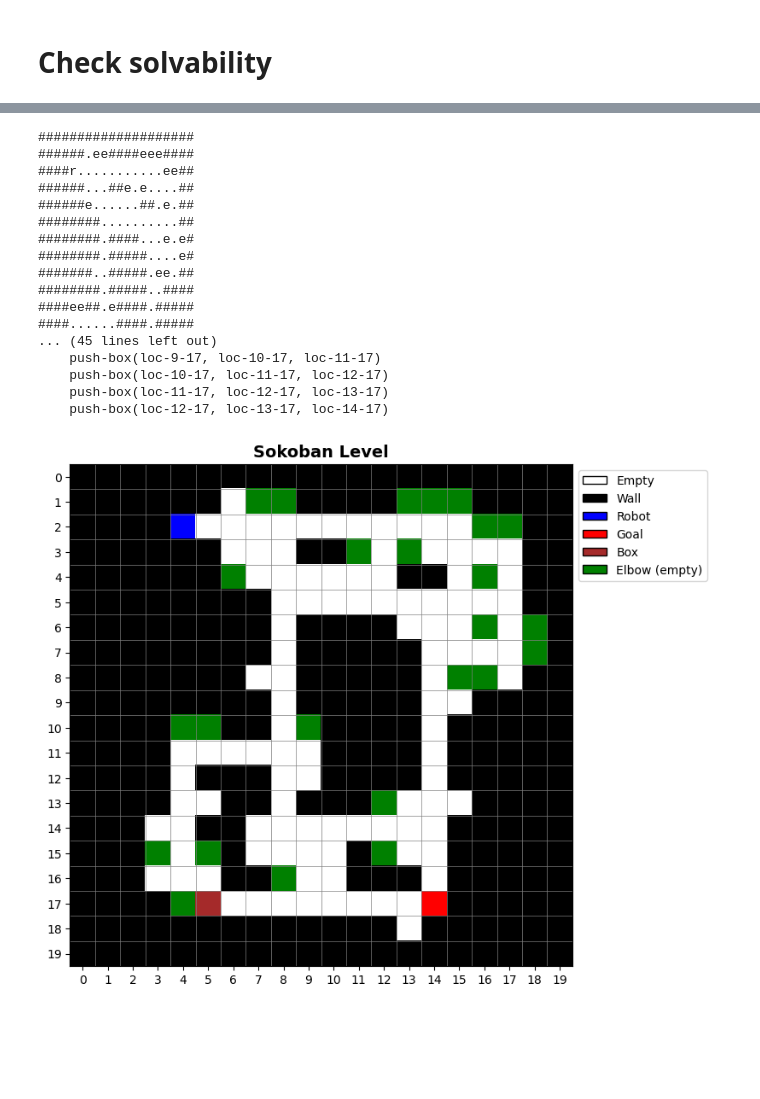
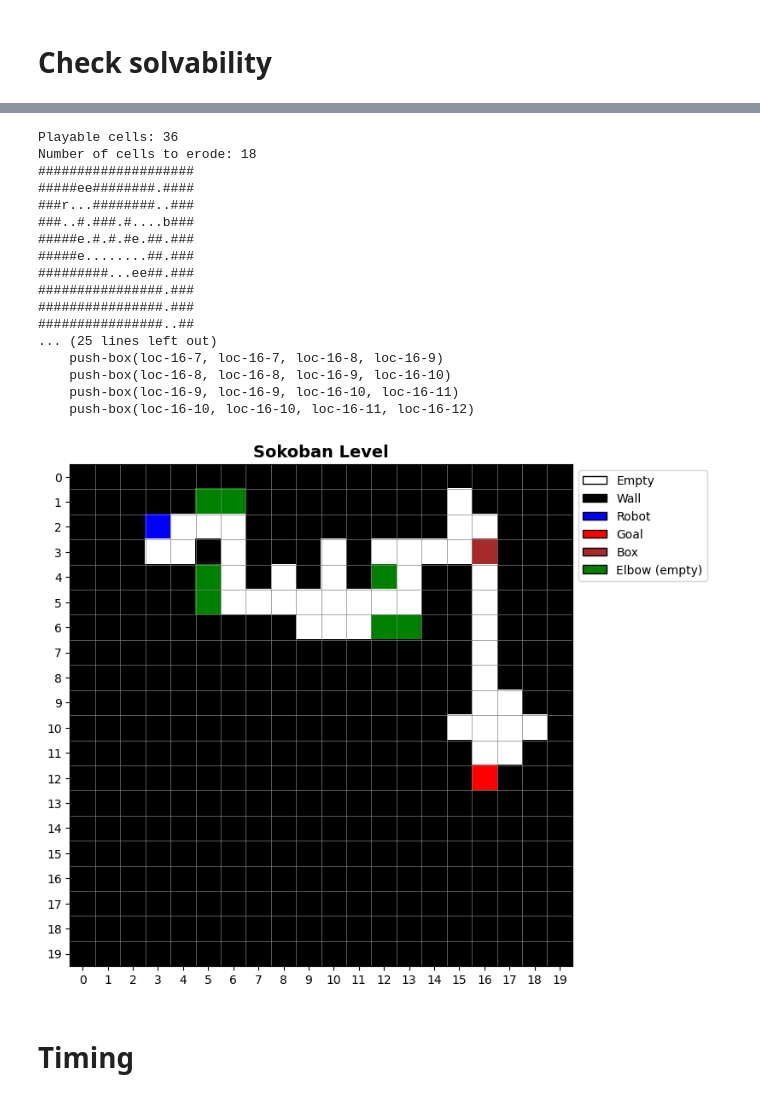
Before and after one commit to FlavioFoxes/colosseum, a Jupyter notebook: src/colosseum/tasks/maze/notebooks/maze_generation.ipynb, the cells around one changed output, grey strips where cells are left out. Drawn from its saved outputs; the diff is of its cells as text; code cells hidden in the pictures; blank space fills up the shorter version.

```diff
--- a/src/colosseum/tasks/maze/notebooks/maze_generation.ipynb
+++ b/src/colosseum/tasks/maze/notebooks/maze_generation.ipynb
@@ -609,25 +604,26 @@ assert GOAL_SPAWN_AREA_FRACTION_W + ROBOT_SPAWN_AREA_FRACTION_W <= 1
 assert GOAL_SPAWN_AREA_FRACTION_H + ROBOT_SPAWN_AREA_FRACTION_H <= 1
 
 """
-Maximum and minimum grid sizes. The minimum takes into account that:
+Maximum and minimum grid sizes. We need to take into account that:
 - we need to have at least a 1-cell border around the maze
     (2 cells width/height reserved for this)
 - we need to leave space for the path elbows
     (2 cells width/height reserved for this)
-This means the effective minimum size of the maze will be:
+The cells introduced for the elbows are effectively playable, so the
+effective playable grid size will simply be:
 
-    MIN_GRID_WIDTH - 4
-    MIN_GRID_HEIGHT - 4
+    MIN_GRID_WIDTH - 2
+    MIN_GRID_HEIGHT - 2
 
 """
-MIN_GRID_WIDTH, MAX_GRID_WIDTH = 12, 30
-MIN_GRID_HEIGHT, MAX_GRID_HEIGHT = 12, 30
+MIN_GRID_WIDTH, MAX_GRID_WIDTH = 6, 30
+MIN_GRID_HEIGHT, MAX_GRID_HEIGHT = 6, 30
 
 """
 Enhanced algorithm parameters
 """
-NUM_ROAD_ITERATIONS = 3
-EROSION_STRENGTH = 0.05
+NUM_ROAD_ITERATIONS = 1
+EROSION_STRENGTH = 0.5
 DEPOSITION_STRENGTH = 0.05
 
 
@@ -919,7 +915,14 @@ def apply_erosion(maze: List[List]):
     """Randomly remove walls to increase complexity and open up the maze"""
 
     height, width = len(maze), len(maze[0])
-    num_cells_to_erode = int(height * width * EROSION_STRENGTH)
+    playable_cells = sum([
+        1 if maze[r][c] == ENCODING['EMPTY'] or maze[r][c] == ENCODING['ELBOW'] else 0
+            for c in range(width) for r in range(height)
+        ]
+    )
+    print(f"Playable cells: {playable_cells}")
+    num_cells_to_erode = int(playable_cells * EROSION_STRENGTH)
+    print(f"Number of cells to erode: {num_cells_to_erode}")
 
     while num_cells_to_erode > 0:
 
@@ -1086,6 +1089,7 @@ def generate_maze(
     return full_maze
 
 
-maze = generate_maze(12, 12)
+maze = generate_maze(10, 10, erosion=False)
 pretty_print(maze)
+plot_level(maze)
 # %% [output]
@@ -1280,36 +1278,38 @@ def create_sokoban_problem(level, with_axioms=False):
 # %%
 # Generate a level and the corresponding problem
 sokoban_level = generate_maze(20, 20, erosion=True)
 stringified_level = maze_to_string(sokoban_level)
-sokoban_problem = create_sokoban_problem(stringified_level, with_axioms=False)
+sokoban_problem = create_sokoban_problem(stringified_level, with_axioms=True)
 
 pretty_print(sokoban_level)
 plot_level(sokoban_level)
 
 # Solve the problem
 with OneshotPlanner(problem_kind=sokoban_problem.kind) as planner:
     result = planner.solve(sokoban_problem) # , output_stream=sys.stdout
     if result.status in unified_planning.engines.results.POSITIVE_OUTCOMES:
         print(f"{planner.name} found this plan:")
         print(result.plan)
     else:
         print("No plan found.")
 # %% [output]
+Playable cells: 36
+Number of cells to erode: 18
 ####################
-######.ee####eee####
-####r...........ee##
-######...##e.e....##
-######e......##.e.##
-########..........##
-########.####...e.e#
-########.#####....e#
-#######..#####.ee.##
-########.#####..####
-####ee##.e####.#####
-####......####.#####
-... (45 lines left out)
-    push-box(loc-9-17, loc-10-17, loc-11-17)
-    push-box(loc-10-17, loc-11-17, loc-12-17)
-    push-box(loc-11-17, loc-12-17, loc-13-17)
-    push-box(loc-12-17, loc-13-17, loc-14-17)
+#####ee########.####
+###r...########..###
+###..#.###.#....b###
+#####e.#.#.#e.##.###
+#####e........##.###
+#########...ee##.###
+################.###
+################.###
+################..##
+... (25 lines left out)
+    push-box(loc-16-7, loc-16-7, loc-16-8, loc-16-9)
+    push-box(loc-16-8, loc-16-8, loc-16-9, loc-16-10)
+    push-box(loc-16-9, loc-16-9, loc-16-10, loc-16-11)
+    push-box(loc-16-10, loc-16-10, loc-16-11, loc-16-12)
-[figure, old version]
+[figure, new version]
+# %% [markdown]
+# Timing
```
Also changed, not shown: parts of 8 cells of this notebook.
